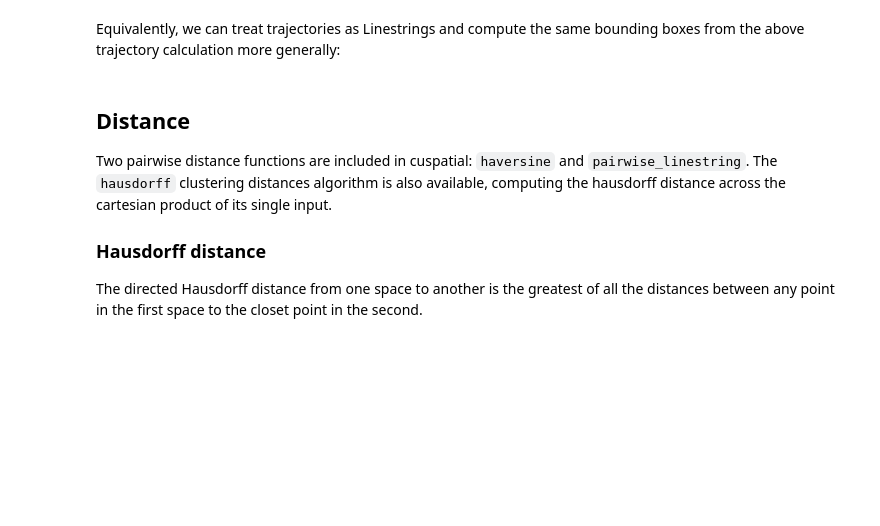
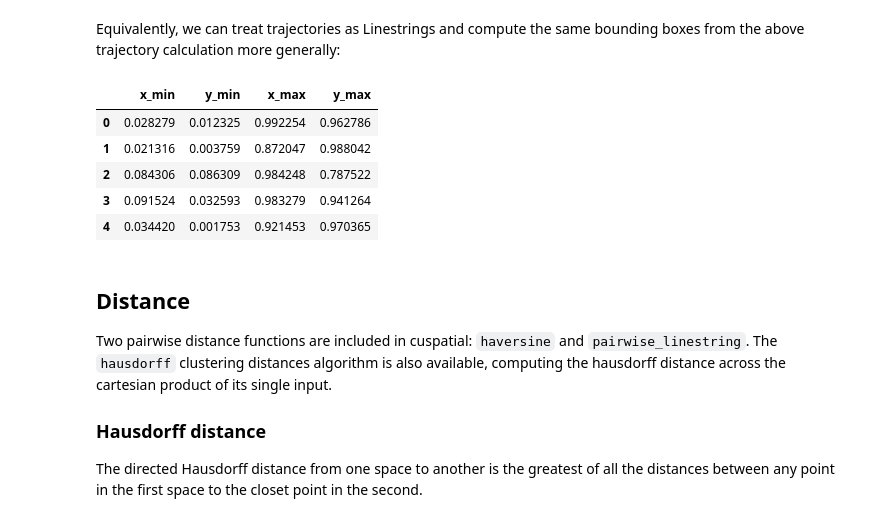
Before and after one commit to rapidsai/cuspatial, a Jupyter notebook: docs/source/user_guide/users.ipynb, the cells around one changed output. Saved outputs shown, nothing was run; the diff lists cells and outputs as text; code cells hidden in the pictures; blank space fills up the shorter version.

```diff
--- a/docs/source/user_guide/users.ipynb
+++ b/docs/source/user_guide/users.ipynb
@@ -236,13 +320,20 @@ bounding_box_polygons.head()
 # %% [markdown]
 Equivalently, we can treat trajectories as Linestrings and compute the same bounding boxes from the above trajectory calculation more generally:
 # %%
-linestring_bounding_boxes = cuspatial.core.spatial.bounding.polyline_bounding_boxes(
-    trajectories[1],
-    trajectories[0]['x'],
-    trajectories[0]['y'],
+trajectory_bounding_boxes = cuspatial.core.spatial.bounding.polyline_bounding_boxes(
+    trajectory_offsets,
+    sorted_trajectories['x'],
+    sorted_trajectories['y'],
     0.0001
 )
-linestring_bounding_boxes.head()
+trajectory_bounding_boxes.head()
+# %% [output]
+|  | x_min | y_min | x_max | y_max |
+| 0 | 0.028279 | 0.012325 | 0.992254 | 0.962786 |
+| 1 | 0.021316 | 0.003759 | 0.872047 | 0.988042 |
+| 2 | 0.084306 | 0.086309 | 0.984248 | 0.787522 |
+| 3 | 0.091524 | 0.032593 | 0.983279 | 0.941264 |
+| 4 | 0.034420 | 0.001753 | 0.921453 | 0.970365 |
 # %% [markdown]
 ## Distance
 
```
Also changed, not shown: parts of 25 cells of this notebook.
